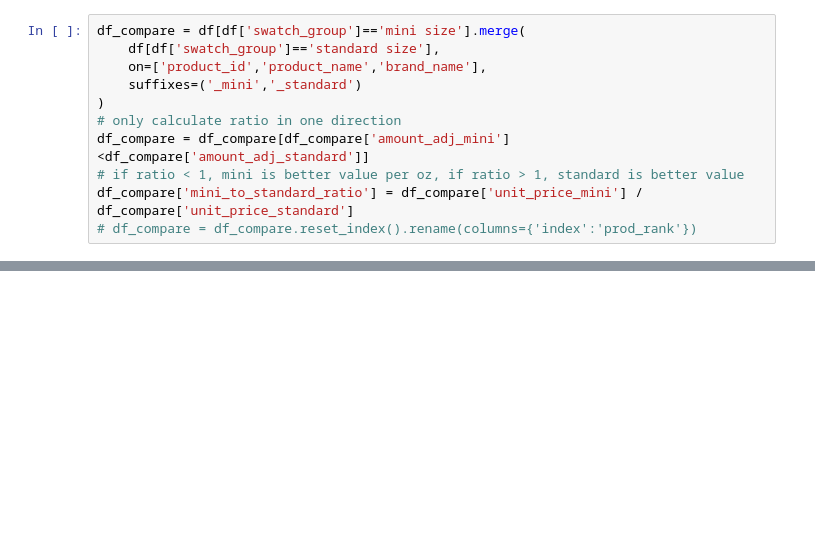
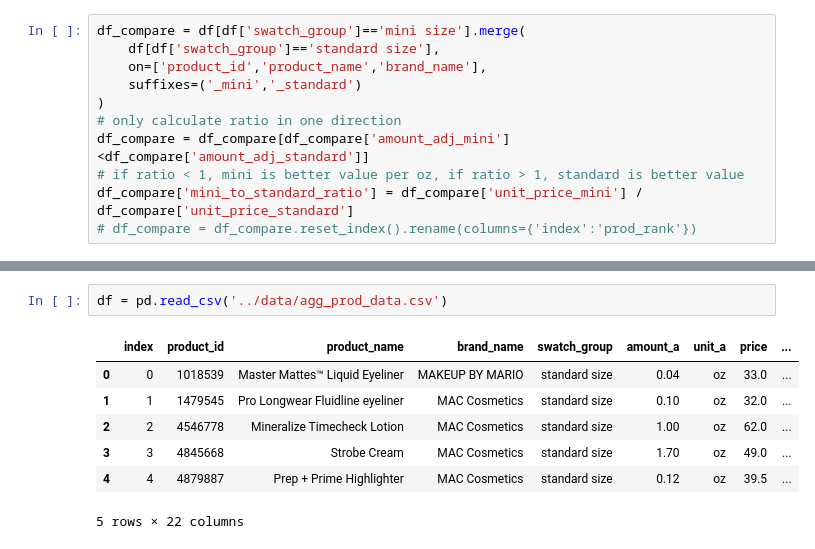
Before and after one commit to leblanchannah/value-cluster, a Jupyter notebook: src/viz_playground.ipynb, the cells around one changed output, grey strips where cells are left out. Saved outputs shown, nothing was run; the diff lists cells and outputs as text; blank space fills up the shorter version.

```diff
--- a/src/viz_playground.ipynb
+++ b/src/viz_playground.ipynb
@@ -400,0 +289,10 @@ fig.show()
+# %%
+df = pd.read_csv('../data/agg_prod_data.csv')
+# %% [output]
+|  | index | product_id | product_name | brand_name | swatch_group | amount_a | unit_a | price | ... |
+| 0 | 0 | 1018539 | Master Mattes™ Liquid Eyeliner | MAKEUP BY MARIO | standard size | 0.04 | oz | 33.0 | ... |
+| 1 | 1 | 1479545 | Pro Longwear Fluidline eyeliner | MAC Cosmetics | standard size | 0.10 | oz | 32.0 | ... |
+| 2 | 2 | 4546778 | Mineralize Timecheck Lotion | MAC Cosmetics | standard size | 1.00 | oz | 62.0 | ... |
+| 3 | 3 | 4845668 | Strobe Cream | MAC Cosmetics | standard size | 1.70 | oz | 49.0 | ... |
+| 4 | 4 | 4879887 | Prep + Prime Highlighter | MAC Cosmetics | standard size | 0.12 | oz | 39.5 | ... |
+5 rows × 22 columns
```
Also changed, not shown: parts of 16 cells of this notebook.
